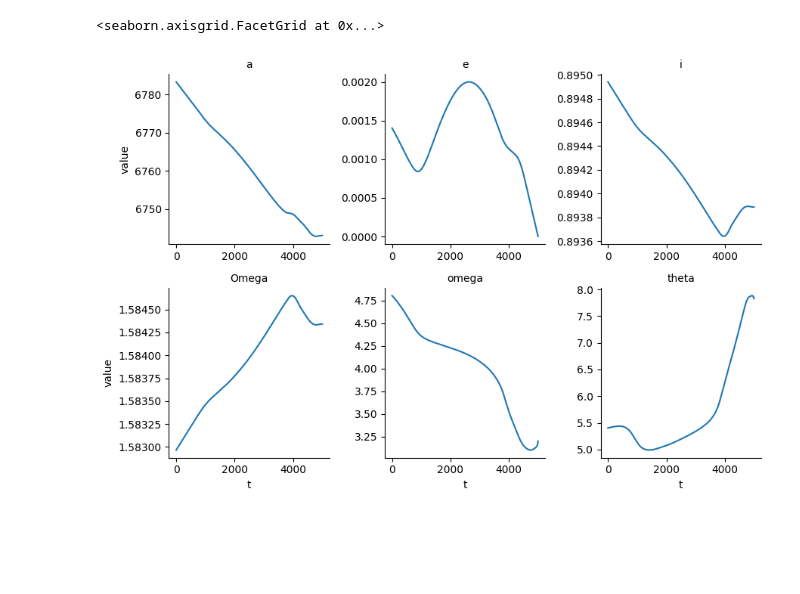
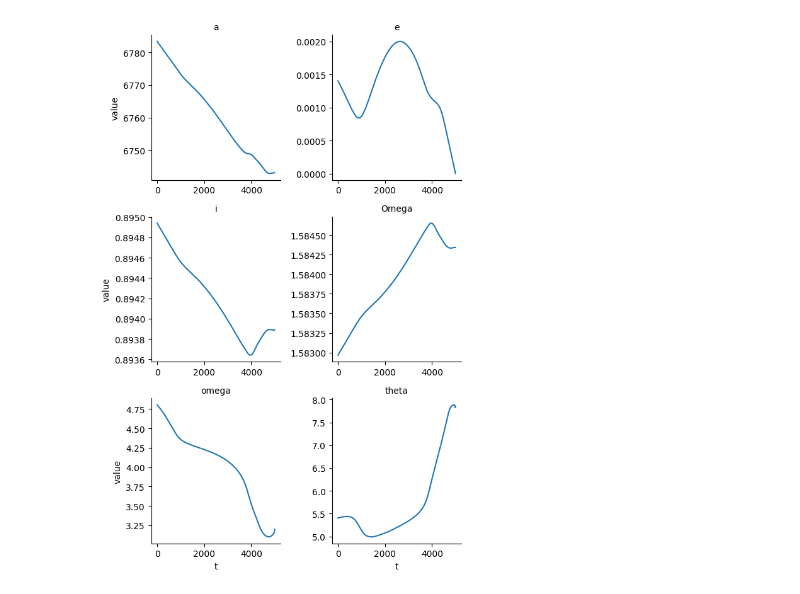
Before and after one commit to alibaniasad1999/Advanced_orbital_mechanics, a Jupyter notebook: HW/HW3/Code/Q2/a.ipynb, the cells around one changed output. Saved outputs shown, nothing was run; the diff lists cells and outputs as text; code cells hidden in the pictures; blank space fills up the shorter version.

```diff
--- a/HW/HW3/Code/Q2/a.ipynb
+++ b/HW/HW3/Code/Q2/a.ipynb
@@ -199,16 +199,15 @@ sol.y[1][sol.y[1] < 0] = 0
 # %%
 # plot results with seaborn #
 df = pd.DataFrame(sol.y.T, columns=['a', 'e', 'i', 'Omega', 'omega', 'theta'])
 df['t'] = sol.t
 df = pd.melt(df, id_vars=['t'], value_vars=['a', 'e', 'i', 'Omega', 'omega', 'theta'])
-g = sns.FacetGrid(df, col='variable', col_wrap=3, sharex=False, sharey=False)
+g = sns.FacetGrid(df, col='variable', col_wrap=2, sharex=False, sharey=False)
 g.map(plt.plot, 't', 'value')
 g.set_titles('{col_name}')
 g.set_xlabels('t')
 g.set_ylabels('value')
 
 # save fig as eps #
-plt.savefig('orbital_elements.eps', format='eps', dpi=1000)
+plt.savefig('../../Figure/Q2/orbital_elements_5000.eps', format='eps', dpi=1000)
 # %% [output]
-<seaborn.axisgrid.FacetGrid at 0x...>
-[figure, old version]
+[figure, new version]
```
Also changed, not shown: parts of 5 cells of this notebook, 29 other files.
